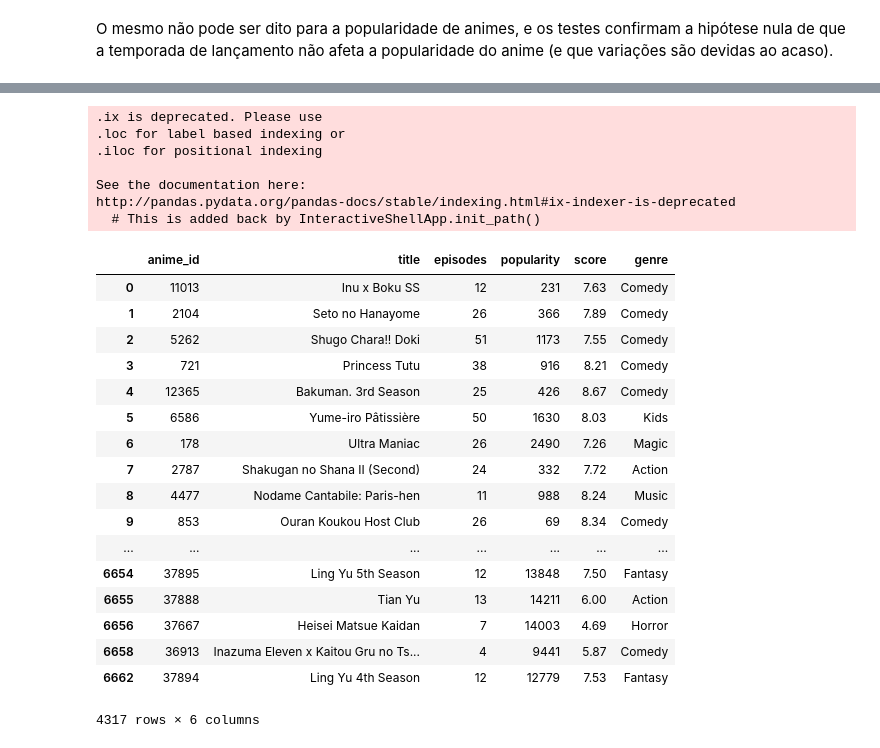
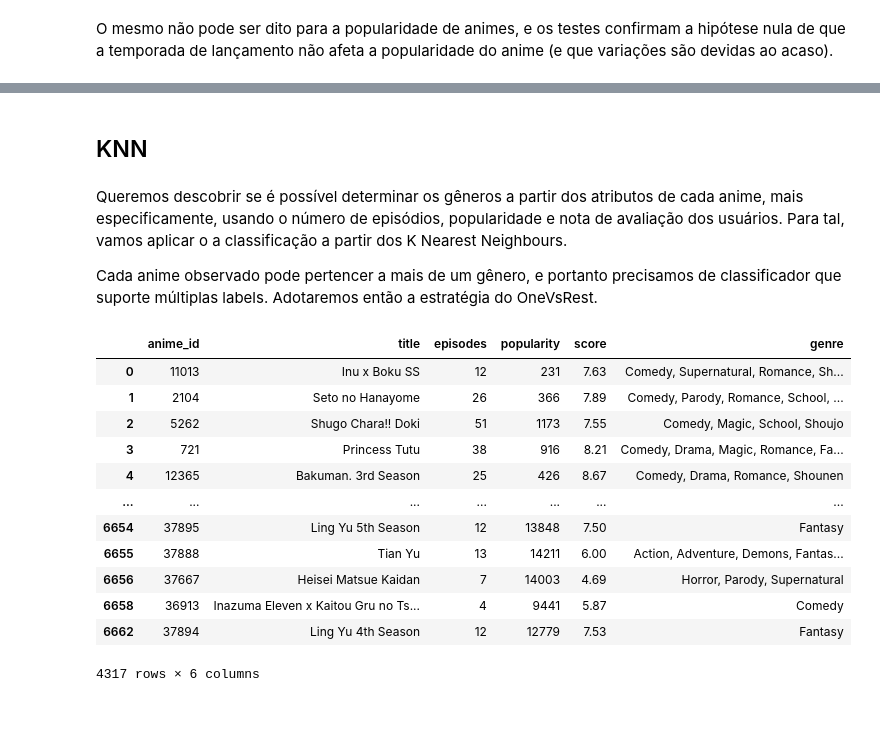
Before and after one commit to lucasbrant/Projeto_ICD, a Jupyter notebook: Trabalho ICD - MyAnimeList.ipynb, the cells around one changed output, grey strips where cells are left out. Saved outputs shown, nothing was run; the diff lists cells and outputs as text; code cells hidden in the pictures; blank space fills up the shorter version.

```diff
--- a/Trabalho ICD - MyAnimeList.ipynb
+++ b/Trabalho ICD - MyAnimeList.ipynb
@@ -316,40 +312,30 @@ Alem disso, vamos selecionar apenas animes que contem mais do que 1 episodio. Is
+# %% [markdown]
+## KNN
+# %% [markdown]
+Queremos descobrir se é possível determinar os gêneros a partir dos atributos de cada anime, mais especificamente, usando o número de episódios, popularidade e nota de avaliação dos usuários. Para tal, vamos aplicar o a classificação a partir dos K Nearest Neighbours.
+
+Cada anime observado pode pertencer a mais de um gênero, e portanto precisamos de classificador que suporte múltiplas labels. Adotaremos então a estratégia do OneVsRest.
 # %%
+#leitura dos dados iniciais. Filtramos o dataset para conter apenas observações que tenham mais de um episódio,
+#para desconsiderar filmes
+
 df = pd.read_csv("anime_cleaned.csv")
 df = df[['anime_id', 'title', 'episodes', 'popularity', 'score', 'genre']]
 df = df.loc[df['episodes'] > 1] #seleciona apenas animes com mais de 1 episodio
 
 animes = df.copy()
-
-#para cada linha do dataframe, obtem o conjunto de generos e
-#seleciona o primeiro valor do conjunto como sendo o unico genero
-for index, row in df.iterrows():
-    genero = row['genre'].split(", ")
-    animes.ix[[index], ['genre']] = genero[0]
-
 animes
 # %% [output]
+|  | anime_id | title | episodes | popularity | score | genre |
+| 0 | 11013 | Inu x Boku SS | 12 | 231 | 7.63 | Comedy, Supernatural, Romance, Sh... |
+| 1 | 2104 | Seto no Hanayome | 26 | 366 | 7.89 | Comedy, Parody, Romance, School, ... |
+| 2 | 5262 | Shugo Chara!! Doki | 51 | 1173 | 7.55 | Comedy, Magic, School, Shoujo |
+| 3 | 721 | Princess Tutu | 38 | 916 | 8.21 | Comedy, Drama, Magic, Romance, Fa... |
+| 4 | 12365 | Bakuman. 3rd Season | 25 | 426 | 8.67 | Comedy, Drama, Romance, Shounen |
+| ... | ... | ... | ... | ... | ... | ... |
+| 6654 | 37895 | Ling Yu 5th Season | 12 | 13848 | 7.50 | Fantasy |
+| 6655 | 37888 | Tian Yu | 13 | 14211 | 6.00 | Action, Adventure, Demons, Fantas... |
+| 6656 | 37667 | Heisei Matsue Kaidan | 7 | 14003 | 4.69 | Horror, Parody, Supernatural |
+| 6658 | 36913 | Inazuma Eleven x Kaitou Gru no Ts... | 4 | 9441 | 5.87 | Comedy |
+| 6662 | 37894 | Ling Yu 4th Season | 12 | 12779 | 7.53 | Fantasy |
-.ix is deprecated. Please use
-.loc for label based indexing or
-.iloc for positional indexing
-
-See the documentation here:
-http://pandas.pydata.org/pandas-docs/stable/indexing.html#ix-indexer-is-deprecated
-  # This is added back by InteractiveShellApp.init_path()
+4317 rows × 6 columns
-|  | anime_id | title | episodes | popularity | score | genre |
-| 0 | 11013 | Inu x Boku SS | 12 | 231 | 7.63 | Comedy |
-| 1 | 2104 | Seto no Hanayome | 26 | 366 | 7.89 | Comedy |
-| 2 | 5262 | Shugo Chara!! Doki | 51 | 1173 | 7.55 | Comedy |
-| 3 | 721 | Princess Tutu | 38 | 916 | 8.21 | Comedy |
-| 4 | 12365 | Bakuman. 3rd Season | 25 | 426 | 8.67 | Comedy |
-| 5 | 6586 | Yume-iro Pâtissière | 50 | 1630 | 8.03 | Kids |
-| 6 | 178 | Ultra Maniac | 26 | 2490 | 7.26 | Magic |
-| 7 | 2787 | Shakugan no Shana II (Second) | 24 | 332 | 7.72 | Action |
-| 8 | 4477 | Nodame Cantabile: Paris-hen | 11 | 988 | 8.24 | Music |
-| 9 | 853 | Ouran Koukou Host Club | 26 | 69 | 8.34 | Comedy |
-| ... | ... | ... | ... | ... | ... | ... |
-| 6654 | 37895 | Ling Yu 5th Season | 12 | 13848 | 7.50 | Fantasy |
-| 6655 | 37888 | Tian Yu | 13 | 14211 | 6.00 | Action |
-| 6656 | 37667 | Heisei Matsue Kaidan | 7 | 14003 | 4.69 | Horror |
-| 6658 | 36913 | Inazuma Eleven x Kaitou Gru no Ts... | 4 | 9441 | 5.87 | Comedy |
-| 6662 | 37894 | Ling Yu 4th Season | 12 | 12779 | 7.53 | Fantasy |
-4317 rows × 6 columns
```
Also changed, not shown: parts of 29 cells of this notebook.
